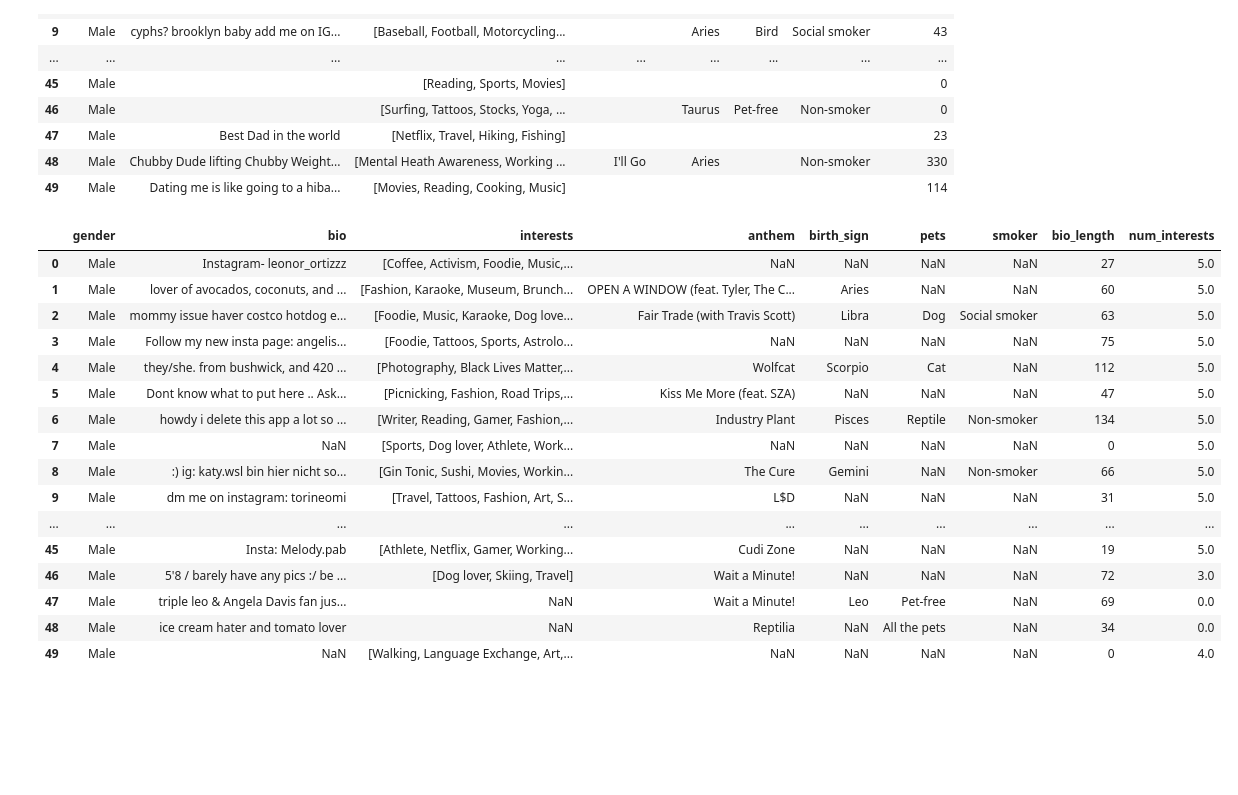
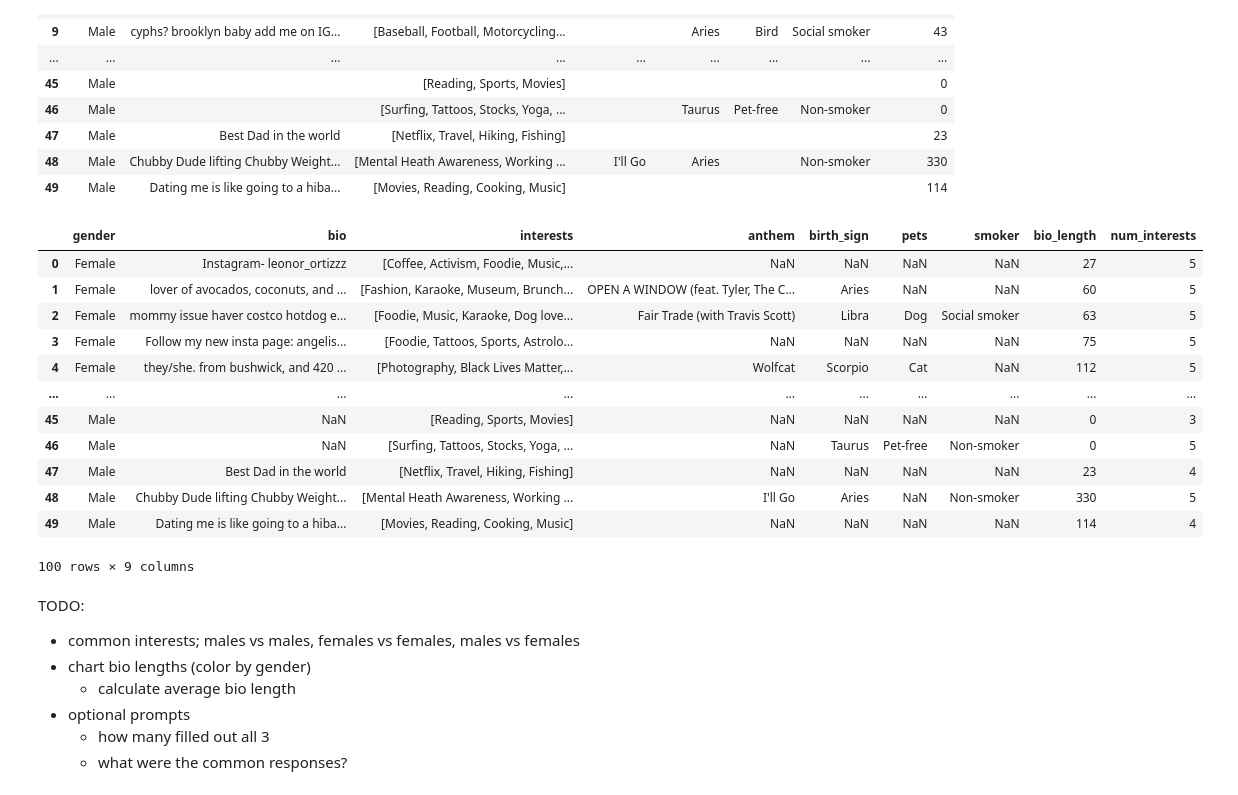
Before and after one commit to ccvale/tinder-profile-analysis, a Jupyter notebook: tinderquery.ipynb, the cells around one changed output. Cells and saved outputs as stored; diff of their text form; code cells hidden in the pictures; blank space fills up the shorter version.

```diff
--- a/tinderquery.ipynb
+++ b/tinderquery.ipynb
@@ -13,7 +13,7 @@ female_prompts = pd.DataFrame(females['prompts'].tolist(), columns=['birth_sign'
 females = females.join(female_prompts)
 females = females.drop(['id', 'prompts'], 1)
 
-females['gender'] = 'Male'
+females['gender'] = 'Female'
 females['bio_length'] = females['bio'].str.split('').str.len()
 females['bio_length'] = females['bio_length'].replace('', 0).astype('int')
 
@@ -81,31 +81,36 @@ See the caveats in the documentation: https://pandas.pydata.org/pandas-docs/stab
 # %%
 # joining male and female datasets
 profiles = females.append(males)
 profiles = profiles.replace('',np.nan)
 
 # https://stackoverflow.com/questions/40818924/replace-empty-list-with-nan-in-pandas-dataframe
 profiles.interests = profiles.interests.apply(lambda x: np.nan if len(x) == 0 else x)
 
 profiles['num_interests'] = profiles['interests'].str.len()
 profiles['num_interests'] = profiles['num_interests'].replace(np.nan, 0)
 profiles['num_interests'] = profiles['num_interests'].astype('int')
 
-profiles.head(50)
+profiles
 # %% [output]
 |  | gender | bio | interests | anthem | birth_sign | pets | smoker | bio_length | num_interests |
-| 0 | Male | Instagram- leonor_ortizzz | [Coffee, Activism, Foodie, Music,... | NaN | NaN | NaN | NaN | 27 | 5.0 |
-| 1 | Male | lover of avocados, coconuts, and ... | [Fashion, Karaoke, Museum, Brunch... | OPEN A WINDOW (feat. Tyler, The C... | Aries | NaN | NaN | 60 | 5.0 |
-| 2 | Male | mommy issue haver costco hotdog e... | [Foodie, Music, Karaoke, Dog love... | Fair Trade (with Travis Scott) | Libra | Dog | Social smoker | 63 | 5.0 |
-| 3 | Male | Follow my new insta page: angelis... | [Foodie, Tattoos, Sports, Astrolo... | NaN | NaN | NaN | NaN | 75 | 5.0 |
-| 4 | Male | they/she. from bushwick, and 420 ... | [Photography, Black Lives Matter,... | Wolfcat | Scorpio | Cat | NaN | 112 | 5.0 |
-| 5 | Male | Dont know what to put here .. Ask... | [Picnicking, Fashion, Road Trips,... | Kiss Me More (feat. SZA) | NaN | NaN | NaN | 47 | 5.0 |
-| 6 | Male | howdy i delete this app a lot so ... | [Writer, Reading, Gamer, Fashion,... | Industry Plant | Pisces | Reptile | Non-smoker | 134 | 5.0 |
-| 7 | Male | NaN | [Sports, Dog lover, Athlete, Work... | NaN | NaN | NaN | NaN | 0 | 5.0 |
-| 8 | Male | :) ig: katy.wsl bin hier nicht so... | [Gin Tonic, Sushi, Movies, Workin... | The Cure | Gemini | NaN | Non-smoker | 66 | 5.0 |
-| 9 | Male | dm me on instagram: torineomi | [Travel, Tattoos, Fashion, Art, S... | L$D | NaN | NaN | NaN | 31 | 5.0 |
+| 0 | Female | Instagram- leonor_ortizzz | [Coffee, Activism, Foodie, Music,... | NaN | NaN | NaN | NaN | 27 | 5 |
+| 1 | Female | lover of avocados, coconuts, and ... | [Fashion, Karaoke, Museum, Brunch... | OPEN A WINDOW (feat. Tyler, The C... | Aries | NaN | NaN | 60 | 5 |
+| 2 | Female | mommy issue haver costco hotdog e... | [Foodie, Music, Karaoke, Dog love... | Fair Trade (with Travis Scott) | Libra | Dog | Social smoker | 63 | 5 |
+| 3 | Female | Follow my new insta page: angelis... | [Foodie, Tattoos, Sports, Astrolo... | NaN | NaN | NaN | NaN | 75 | 5 |
+| 4 | Female | they/she. from bushwick, and 420 ... | [Photography, Black Lives Matter,... | Wolfcat | Scorpio | Cat | NaN | 112 | 5 |
 | ... | ... | ... | ... | ... | ... | ... | ... | ... | ... |
-| 45 | Male | Insta: Melody.pab | [Athlete, Netflix, Gamer, Working... | Cudi Zone | NaN | NaN | NaN | 19 | 5.0 |
-| 46 | Male | 5'8 / barely have any pics :/ be ... | [Dog lover, Skiing, Travel] | Wait a Minute! | NaN | NaN | NaN | 72 | 3.0 |
-| 47 | Male | triple leo & Angela Davis fan jus... | NaN | Wait a Minute! | Leo | Pet-free | NaN | 69 | 0.0 |
-| 48 | Male | ice cream hater and tomato lover | NaN | Reptilia | NaN | All the pets | NaN | 34 | 0.0 |
-| 49 | Male | NaN | [Walking, Language Exchange, Art,... | NaN | NaN | NaN | NaN | 0 | 4.0 |
+| 45 | Male | NaN | [Reading, Sports, Movies] | NaN | NaN | NaN | NaN | 0 | 3 |
+| 46 | Male | NaN | [Surfing, Tattoos, Stocks, Yoga, ... | NaN | Taurus | Pet-free | Non-smoker | 0 | 5 |
+| 47 | Male | Best Dad in the world | [Netflix, Travel, Hiking, Fishing] | NaN | NaN | NaN | NaN | 23 | 4 |
+| 48 | Male | Chubby Dude lifting Chubby Weight... | [Mental Heath Awareness, Working ... | I'll Go | Aries | NaN | Non-smoker | 330 | 5 |
+| 49 | Male | Dating me is like going to a hiba... | [Movies, Reading, Cooking, Music] | NaN | NaN | NaN | NaN | 114 | 4 |
+100 rows × 9 columns
+# %% [markdown]
+TODO:
+
+- common interests; males vs males, females vs females, males vs females
+- chart bio lengths (color by gender)
+    - calculate average bio length
+- optional prompts
+    - how many filled out all 3
+    - what were the common responses?
```
Also changed, not shown: parts of 1 cell of this notebook, 1 other file.
